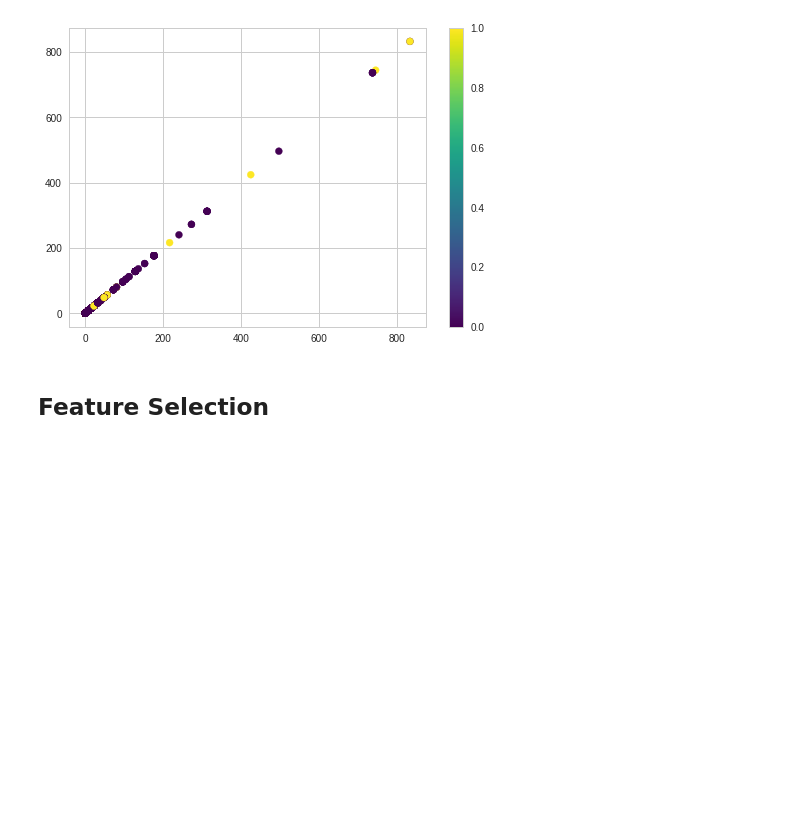
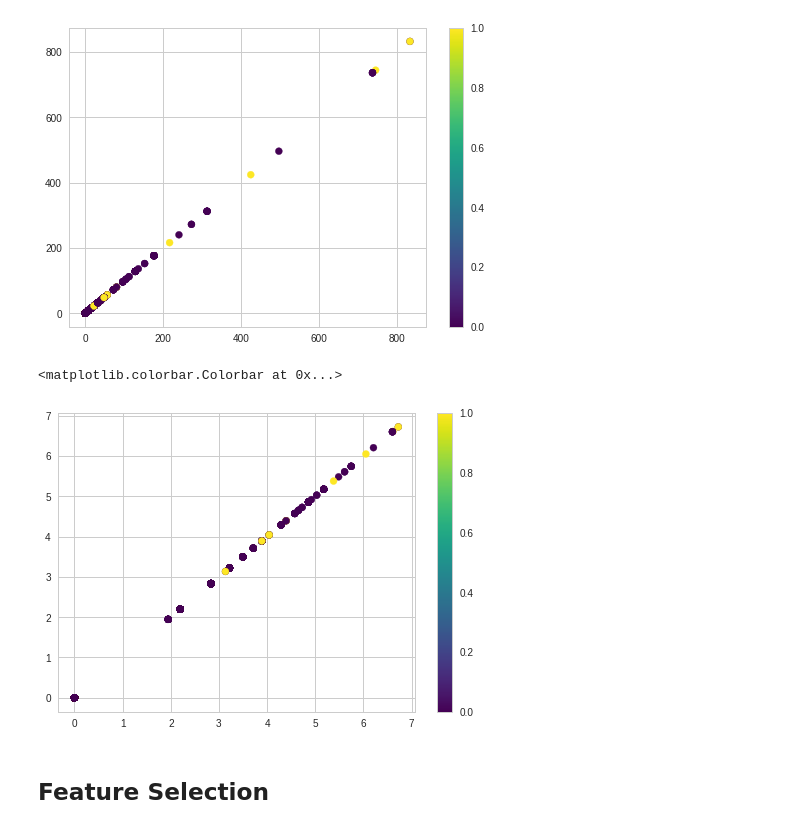
Before and after one commit to josephinemho/tutorials, a Jupyter notebook: 2.eda.ipynb, the cells around one changed output. Cells and saved outputs as stored; diff of their text form; code cells hidden in the pictures; blank space fills up the shorter version.

```diff
--- a/2.eda.ipynb
+++ b/2.eda.ipynb
@@ -180,6 +235,14 @@ plt.colorbar()
 # %% [output]
 <matplotlib.colorbar.Colorbar at 0x...>
 [figure]
+# %%
+# attribute 7 & 8 are highly correlated, let's take a look
+
+plt.scatter(logged_features['attribute7'], logged_features['attribute8'], c=target, cmap='viridis')
+plt.colorbar()
+# %% [output]
+<matplotlib.colorbar.Colorbar at 0x...>
+[figure, added]
 # %% [markdown]
 ## Feature Selection
 # %% [markdown]
```
Also changed, not shown: parts of 11 cells of this notebook, 3 other files.
